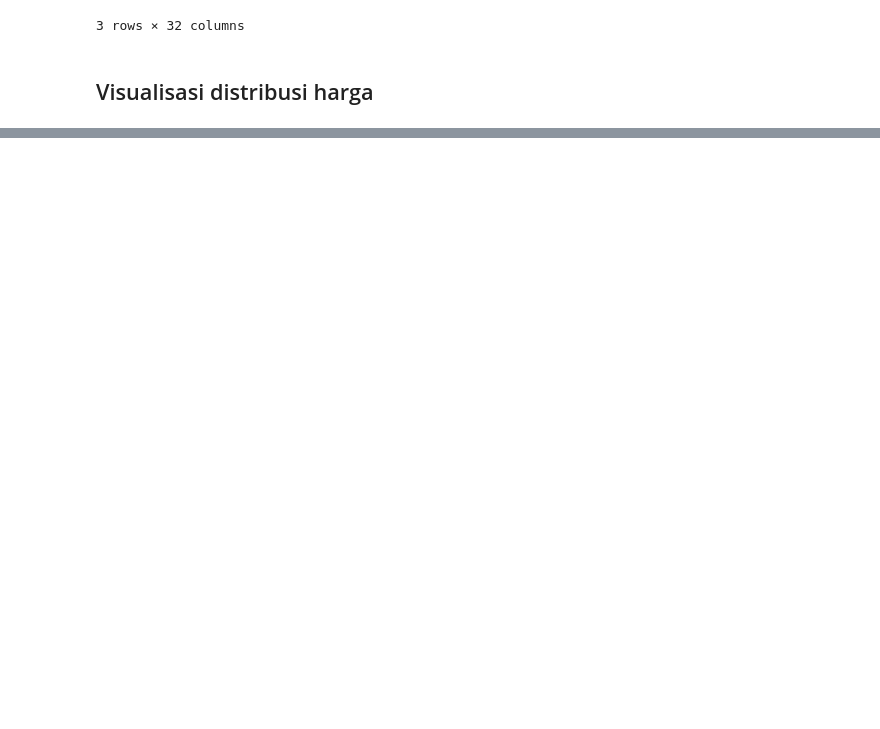
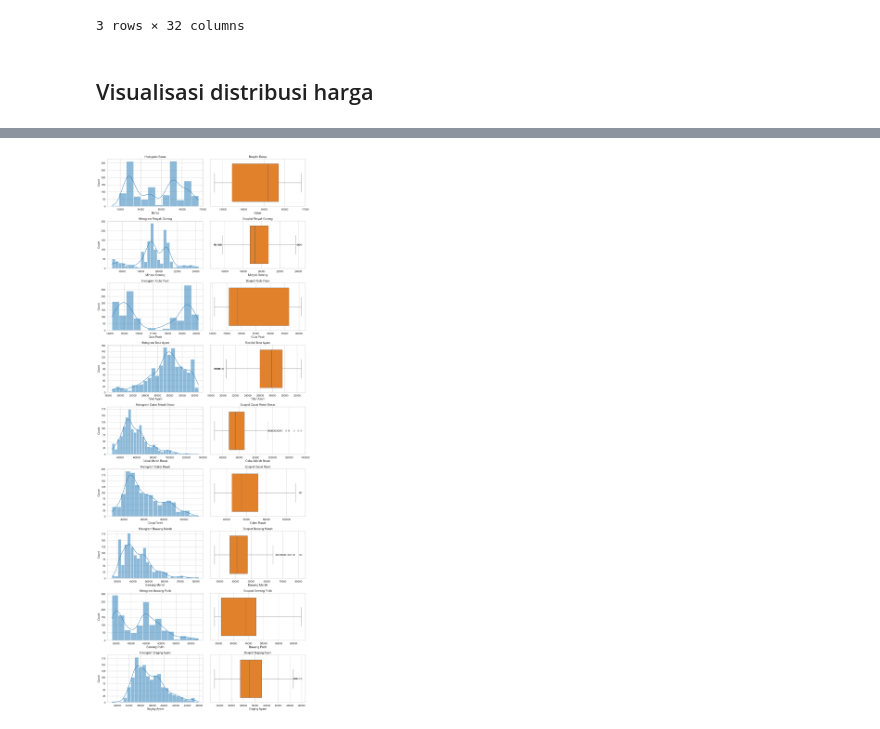
Before and after one commit to jeebrielibr/ProjectML_PrediksiHargaCabai, a Jupyter notebook: notebook/Data Understanding - Dataset Harga Bahan Pokok.ipynb, the cells around one changed output, grey strips where cells are left out. Cells and saved outputs as stored; diff of their text form; code cells hidden in the pictures; blank space fills up the shorter version.

```diff
--- a/notebook/Data Understanding - Dataset Harga Bahan Pokok.ipynb
+++ b/notebook/Data Understanding - Dataset Harga Bahan Pokok.ipynb
@@ -440,0 +352,21 @@ dtype: int64
+# %%
+# Plot distribusi harga untuk contoh komoditas
+example_cols = [c for c in ["Beras",
+    "Minyak Goreng",
+    "Gula Pasir",
+    "Telur Ayam",
+    "Cabai Merah Besar",
+    "Cabai Rawit",
+    "Bawang Merah",
+    "Bawang Putih",
+    "Daging Ayam"] if c in harga_numeric.columns]
+fig, axes = plt.subplots(len(example_cols), 2, figsize=(14, 4 * len(example_cols)))
+for i, col in enumerate(example_cols):
+    sns.histplot(harga_numeric[col].dropna(), kde=True, ax=axes[i, 0], color="tab:blue")
+    axes[i, 0].set_title(f"Histogram {col}")
+    sns.boxplot(x=harga_numeric[col], ax=axes[i, 1], color="tab:orange")
+    axes[i, 1].set_title(f"Boxplot {col}")
+plt.tight_layout()
+plt.show()
+# %% [output]
+[figure, added]
```
Also changed, not shown: parts of 13 cells of this notebook, 9 other files.
